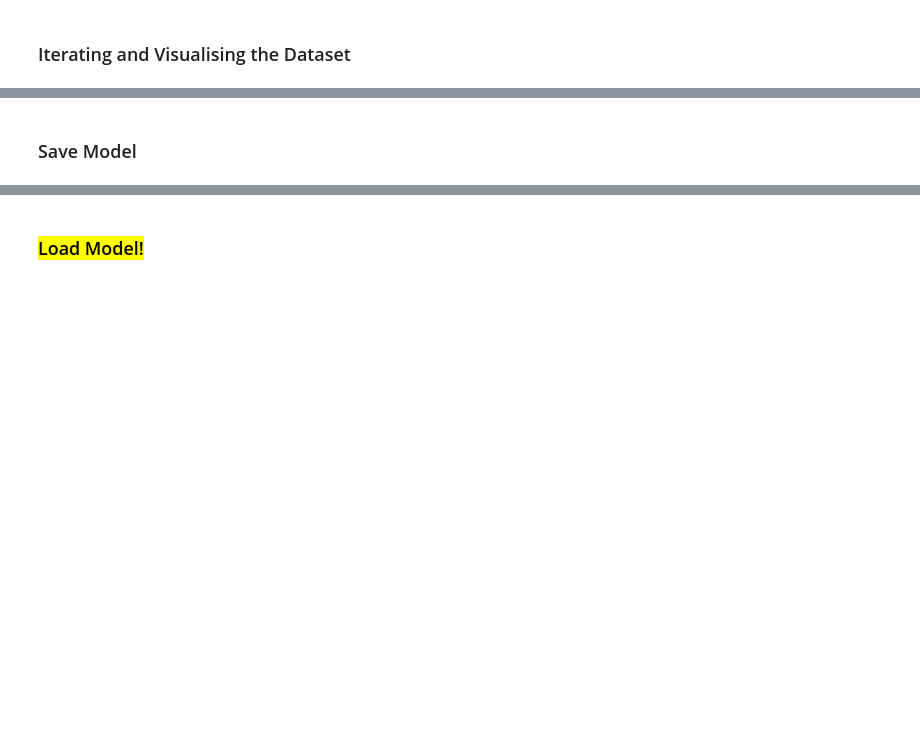
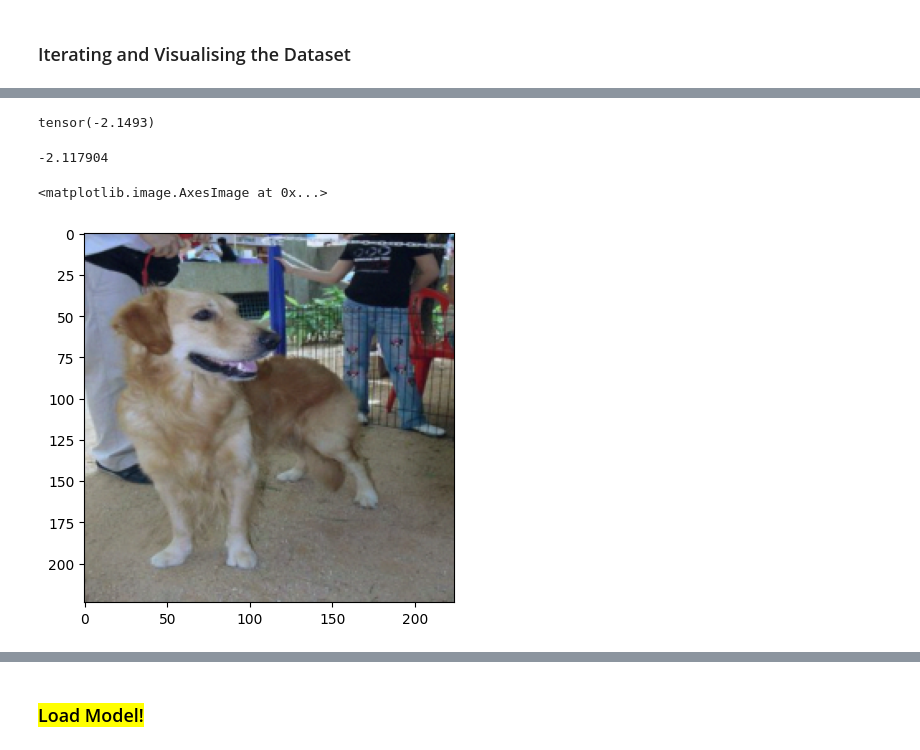
Before and after one commit to ipleiria-ciic/sp-ia, a Jupyter notebook: NB07-0224/NB07-0224-3.0.0-SGABased-Dataset.ipynb, the cells around one changed output, grey strips where cells are left out. Drawn from its saved outputs; the diff is of its cells as text; code cells hidden in the pictures; blank space fills up the shorter version.

```diff
--- a/NB07-0224/NB07-0224-3.0.0-SGABased-Dataset.ipynb
+++ b/NB07-0224/NB07-0224-3.0.0-SGABased-Dataset.ipynb
@@ -145,2 +149,2 @@ plt.show()
 # %%
-uap = torch.load('./SGA/UAP/SGA/Delta_100_11_Epochs_4_Batch.pth')
+uap = torch.load('./SGA/UAP/SGA/Delta_1000_11_Epochs_8_Batch.pth')
@@ -147,8 +171,8 @@ uap = torch.load('./SGA/UAP/SGA/Delta_100_11_Epochs_4_Batch.pth')
 # %%
-uap = uap.unsqueeze(0).repeat([1, 1, 1, 1])
+# uap = uap.unsqueeze(0).repeat([batch_size, 1, 1, 1]).to(device)
 # %%
 # Load your dataset
-imgs, labels = next(iter(dataloaders['train']))
+imgs, labels = next(iter(dataloaders['val']))
 
 # Convert PyTorch tensor to numpy array if necessary
 imgs_np = imgs.numpy()
@@ -156,19 +180,12 @@ imgs_np = imgs.numpy()
 # Create an empty list to store adversarial images
 adversarial_dataset = []
 
+uap = uap.cpu()
+
 # Iterate through the dataset
 for img in imgs_np:
-    # Apply the delta to the image
     adversarial_img = img + uap.numpy()
-
-    # Clip the values to ensure they remain within a valid range
-    adversarial_img = np.clip(adversarial_img, 0, 1)  # Assuming images are normalized between 0 and 1
-
-    # Append the adversarial image to the adversarial dataset
     adversarial_dataset.append(adversarial_img)
-
-# Concatenate the list of adversarial images to create a single array
-adversarial_dataset = np.concatenate(adversarial_dataset)
 
 # Convert the list of adversarial images back to a PyTorch tensor
 adversarial_dataset = torch.Tensor(adversarial_dataset)
@@ -197,2 +204,2 @@ len(imgs_np)
 # %%
-idx = 3
+idx = 0
@@ -303,2 +205,0 @@ for epoch in range(num_epochs):
-# %% [markdown]
-### Save Model
@@ -307,0 +208,17 @@ model_scripted.save('./Models/ModelVGG16.pt') # Save
+# %%
+img_test.min()
+# %% [output]
+tensor(-2.1493)
+# %%
+imgs_np[0].min()
+# %% [output]
+-2.117904
+# %%
+img = adversarial_dataset[idx].numpy().transpose((1, 2, 0))
+# img = preimage(adversarial_dataset[idx])
+img = preimage(img)
+plt.imsave('./Test/SGA-GR.jpg', img)
+plt.imshow(img)
+# %% [output]
+<matplotlib.image.AxesImage at 0x...>
+[figure, added]
```
Also changed, not shown: parts of 37 cells of this notebook, 11 other files.
